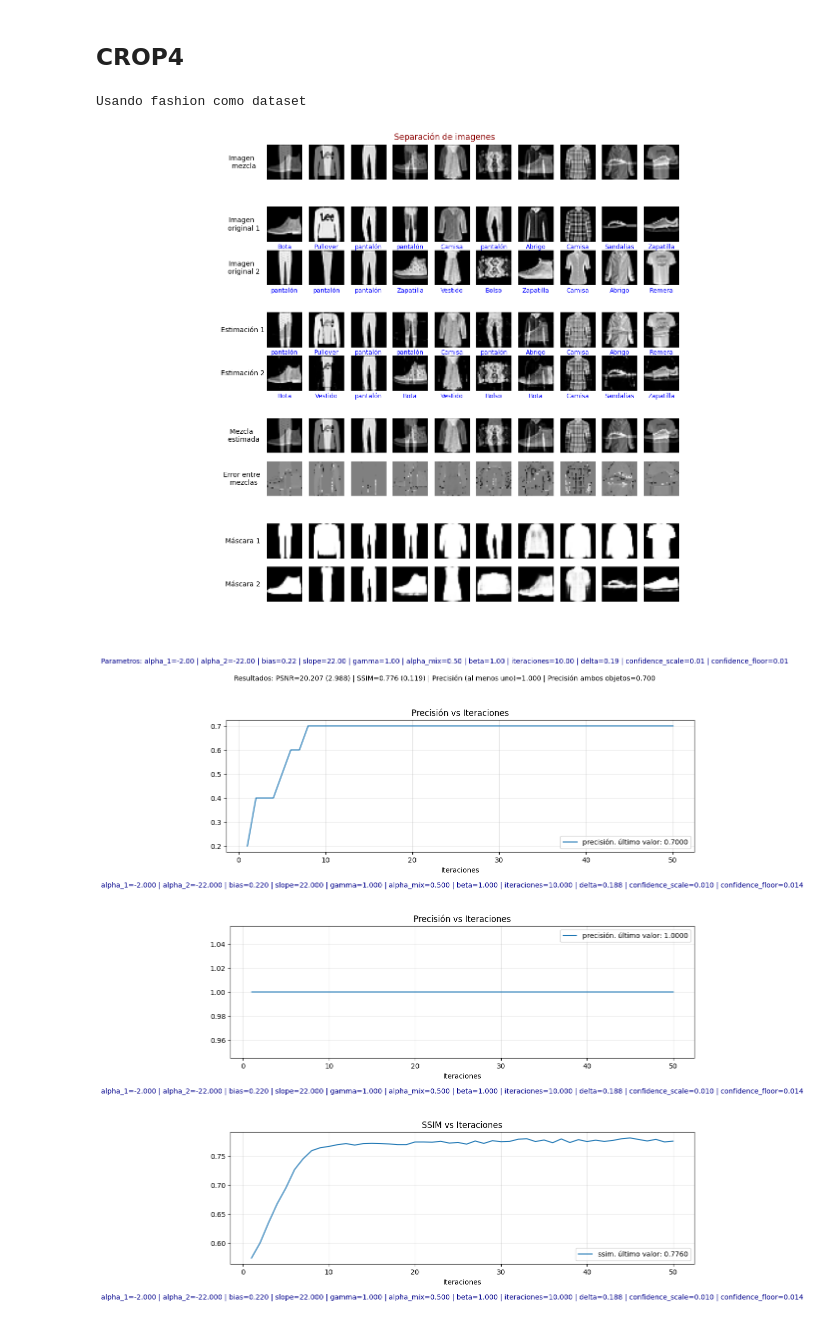
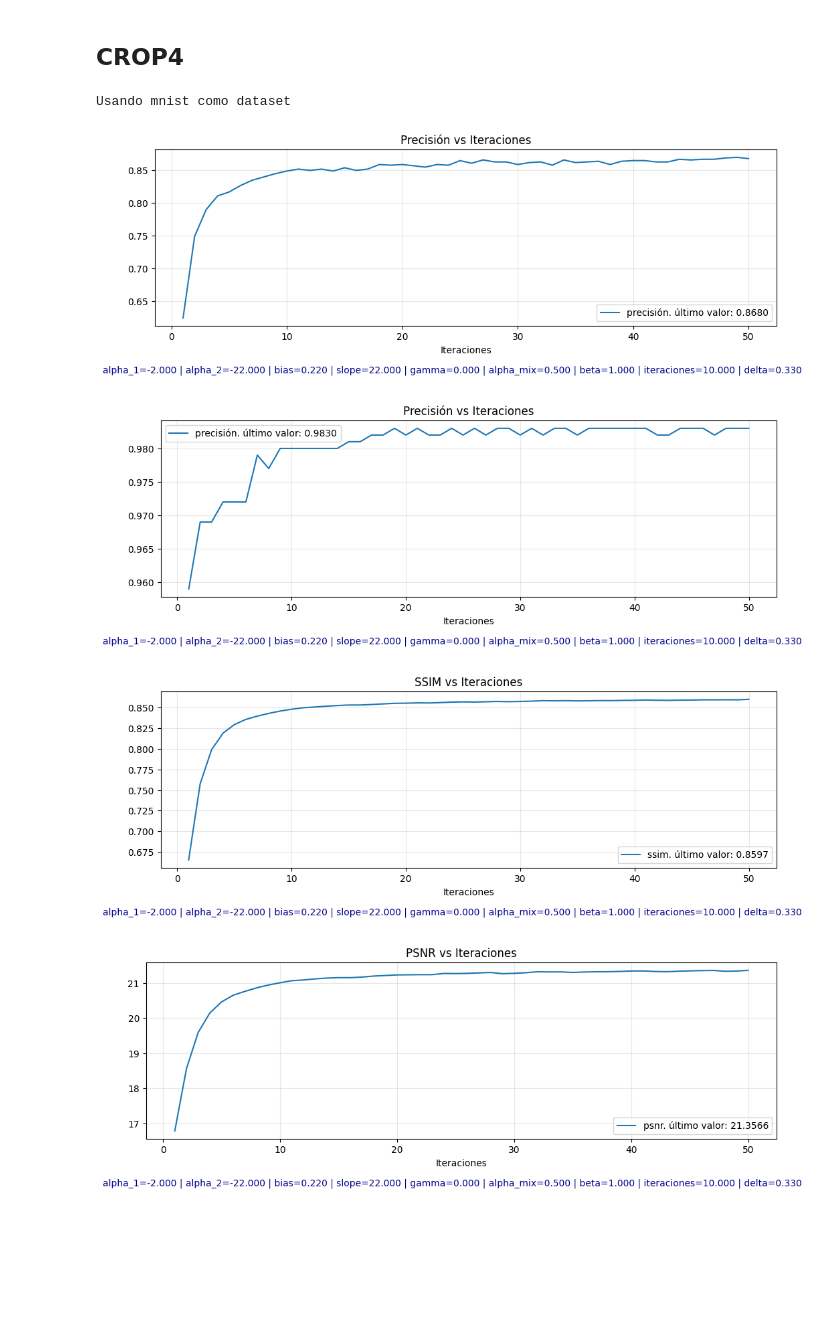
Before and after one commit to SantiagoGalan/CROP_1, a Jupyter notebook: project/experiments/imporve_separation/separation.ipynb, the cells around one changed output. Cells and saved outputs as stored; diff of their text form; code cells hidden in the pictures; blank space fills up the shorter version.

```diff
--- a/project/experiments/imporve_separation/separation.ipynb
+++ b/project/experiments/imporve_separation/separation.ipynb
@@ -133,24 +133,22 @@ import project.CROP.models.crop8 as crop8_module
 importlib.reload(crop8_module)
 
 SEED = 3333
-DATASET = "fashion"
-N_IMAGES = 10
+DATASET = "mnist"
+N_IMAGES = 1000
 ITERATIONS = 50
 LATENT_DIM = 64
 INTERMEDIATE_DIM = 256
 
 tf.keras.utils.set_random_seed(SEED)
-cvae_name = f"int_{INTERMEDIATE_DIM}_lat_{LATENT_DIM}_beta_0_4_{DATASET}.keras"
+cvae_name = f"int_{INTERMEDIATE_DIM}_lat_{LATENT_DIM}_beta_0_6_{DATASET}.keras"
 cvae = Loader.cvae(model_name=cvae_name)
 predictor = Loader.predictor(model_name=f"CCE_Conv2D_{DATASET}.keras")
 data = Loader.data(dataset=DATASET)
 
 # Misma configuración que la prueba de separación de la celda anterior.
 params_crop6 = {
-    'confidence_scale': 0.01026602506160993,
-    'confidence_floor': 0.013993814029776234,
-    'gamma': 1,
-    'delta': 0.18813391489323197,
+    'gamma': 0.0,
+    'delta': 0.33,
     'alpha_mix': 0.5,
 #'bias': 0.17884068952990134,
 }
@@ -166,39 +164,39 @@ result_crop4 = c_crop4.unmix(
     iterations=ITERATIONS,
     params=params_crop6,
     labels=data["labels"],
-    show_image=True,
+    show_image=False,
     show_all_curves=True,
     data_save_dir=str(project_root / "project" / "experiments" / "imporve_separation" / "data"),
     notebook_name="separation_crop4",
     run_metadata={
         "dataset": DATASET, "cvae": cvae_name, "seed": SEED,
         "variant": "crop4",
         "model_module": crop8_module.__name__,
     },
 )
 reconstructions_crop4 = (
     np.array(c_crop4.source1_estimation),
     np.array(c_crop4.source2_estimation),
 )
 
 print("\nResultados de Crop4")
 print({key: result_crop4[key] for key in (
     "recon_bpsnr", "ssim", "acc_at_least_one", "acc_both"
 )})
 
 # Diagnóstico final de consistencia con la mezcla original.
 mixture_estimation = (
     params_crop6["alpha_mix"] * reconstructions_crop4[0]
     + (1 - params_crop6["alpha_mix"]) * reconstructions_crop4[1]
 )
 absolute_error = np.abs(mixture_estimation - np.asarray(c_crop4.mixed_input))
 print("Error absoluto medio de mezcla:", float(absolute_error.mean()))
 print("Error absoluto máximo de mezcla:", float(absolute_error.max()))
 
 print("Iteraciones ejecutadas:", c_crop4.iteration + 1)
 # %% [output]
-Usando fashion como dataset
+Usando mnist como dataset
-[figure, old version]
+[figure, new version]
-[figure, old version]
+[figure, new version]
-[figure, old version]
+[figure, new version]
-[figure, old version]
+[figure, new version]
```
Also changed, not shown: parts of 1 cell of this notebook, 4 other files.
